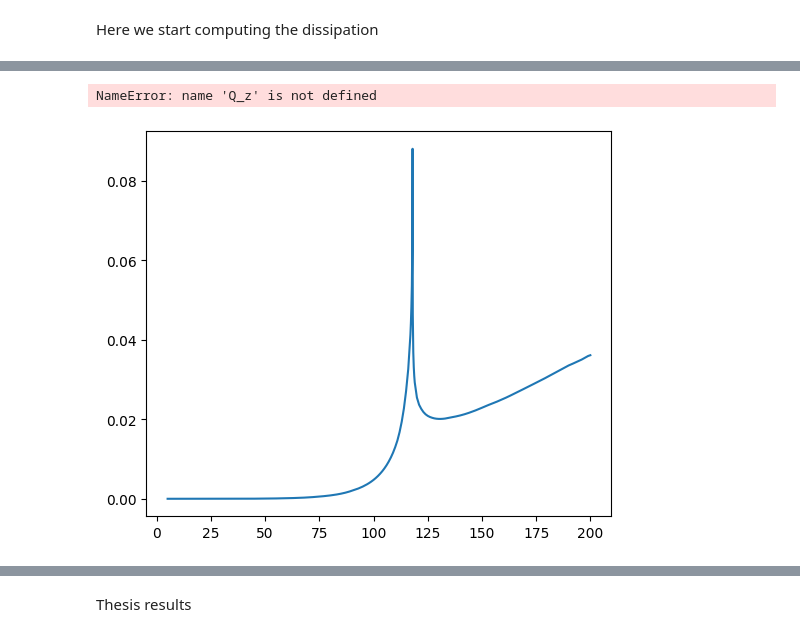
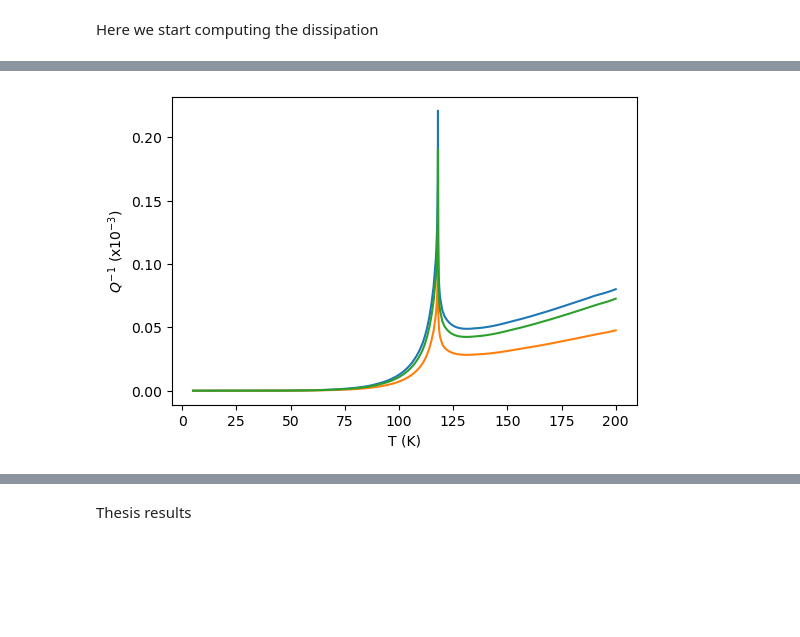
Before and after one commit to abermejillo/ted_anisotropy, a Jupyter notebook: anisotropic_dissipation_analysis.ipynb, the cells around one changed output, grey strips where cells are left out. Saved outputs shown, nothing was run; the diff lists cells and outputs as text; code cells hidden in the pictures; blank space fills up the shorter version.

Commit message:
make some adjustments for the makars data comparison and fix T dependent frequency in a part of the code

```diff
--- a/anisotropic_dissipation_analysis.ipynb
+++ b/anisotropic_dissipation_analysis.ipynb
@@ -334,0 +336,11 @@ plt.show()
+# %%
+pretension = 6.3 # from previous analysis of the pretension in thermal_properties_FEPS.ipynb
+kappa_model = np.loadtxt('data/kappa_model2.csv', delimiter=',')
+kappa_r = kappa*(2.7/1.35)
+kappa_z = kappa*(0.85/1.35)
+Q_Z, w01 = dis.dissipation_z_tension(h, r, nu, E, rho_, T, c_v_, kappa_z, alpha, pretension)
+Q_Z_kappa_model, w02 = dis.dissipation_z_tension(h, r, nu, E, rho_, T, c_v_, kappa_model/100, alpha, pretension)
+Q_Z_kappa_model_xiang = dis.dissipation_tau_z(h, nu, E, rho_, T, c_v_ , kappa_model/3000, alpha, w0)
+Q_RZ_ISO , w03 = dis.dissipation_kz_kr_tension_anis(h, r, nu, E, rho_, T, c_v_, kappa, kappa, alpha, pretension, 200)
+Q_RZ_ANISO , w04 = dis.dissipation_kz_kr_tension_anis(h, r, nu, E, rho_, T, c_v_, kappa_z, kappa_r, alpha, pretension, 200)
+Q_RZ_ANISO2 , w0_2 = dis.dissipation_kz_kr_tension_anis(h, r, nu, E, rho_, T, c_v_, kappa_z/1000, kappa_r, alpha, pretension, 200)
@@ -335,15 +356,10 @@ plt.show()
 # %%
-Q_anis_z = dis.dissipation_kz_kr_anis(thickness, r, nu, E, rho_, T, c_v_, kappa, kappa*0, alpha, w0, 200)
-
-fig, ax = plt.subplots(1,1,figsize=(6,5), sharey=True)
-#ax.plot(T, Q_rz*1000,label='iso')
-ax.plot(T, Q_anis_z*1000)
-ax.plot(T, Q_z*1000)
-ax.scatter(T_data, diss_data*10**3,marker='o', s=25, facecolor='none',edgecolor='k')
+fig, ax = plt.subplots(1,1,figsize=(6,4), sharey=True)
+ax.plot(T, Q_Z *1000)
+ax.plot(T, Q_RZ_ISO *1000)
+ax.plot(T, Q_RZ_ANISO *1000)
 ax.set_ylabel(r'$Q^{-1}$ (x$10^{-3}$)')
 ax.set_xlabel('T (K)')
-plt.subplots_adjust(wspace=0.1, hspace=0)
 plt.show()
 # %% [output]
-NameError: name 'Q_z' is not defined
-[figure, old version]
+[figure, new version]
```
Also changed, not shown: parts of 16 cells of this notebook, 15 other files.
